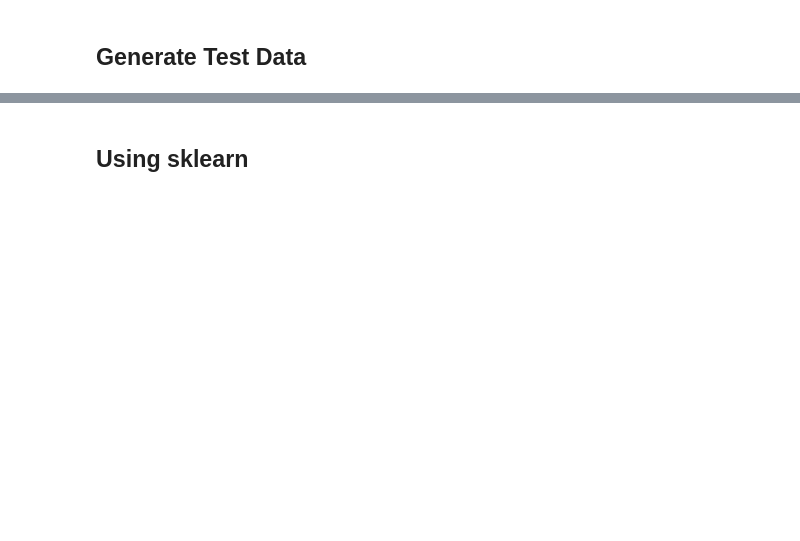
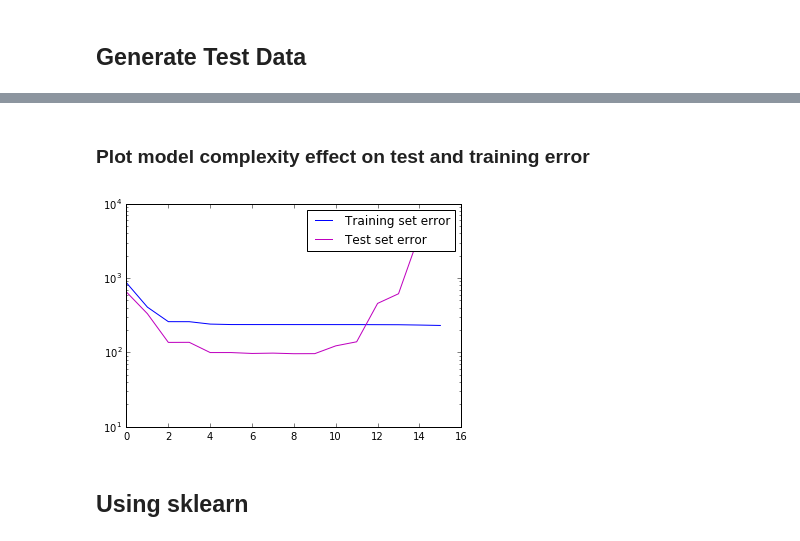
Before and after one commit to mchowning/machine-learning-examples, a Jupyter notebook: simple-linear-regression.ipynb, the cells around one changed output, grey strips where cells are left out. Cells and saved outputs as stored; diff of their text form; code cells hidden in the pictures; blank space fills up the shorter version.

```diff
--- a/simple-linear-regression.ipynb
+++ b/simple-linear-regression.ipynb
@@ -78,3 +66,26 @@ plt.show()
+# %% [markdown]
+### Plot model complexity effect on test and training error
+# %%
+train_e = []
+test_e = []
+error_comparison_order_limit = 16
+for n in range(error_comparison_order_limit):
+
+    params = scipy.polyfit(x_train , y_train, n)
+    fx = scipy.linspace(numpy.min(x_train), numpy.max(x_train), 1000)
+    fy = numpy.polyval(params, fx)
+
+    train_error = get_error(x_train, y_train, params)
+    train_e.append(train_error)
+    test_error = get_error(x_test, y_test, params) # should be using a validation set here
+    test_e.append(test_error)
+
+plt.semilogy(range(error_comparison_order_limit), train_e)
+plt.semilogy(range(error_comparison_order_limit), test_e, c='m')
+plt.legend(['Training set error', 'Test set error'])
+plt.show()
+# %% [output]
+[figure, added]
 # %% [markdown]
 ## Using sklearn
 # %%
```
Also changed, not shown: parts of 4 cells of this notebook.
